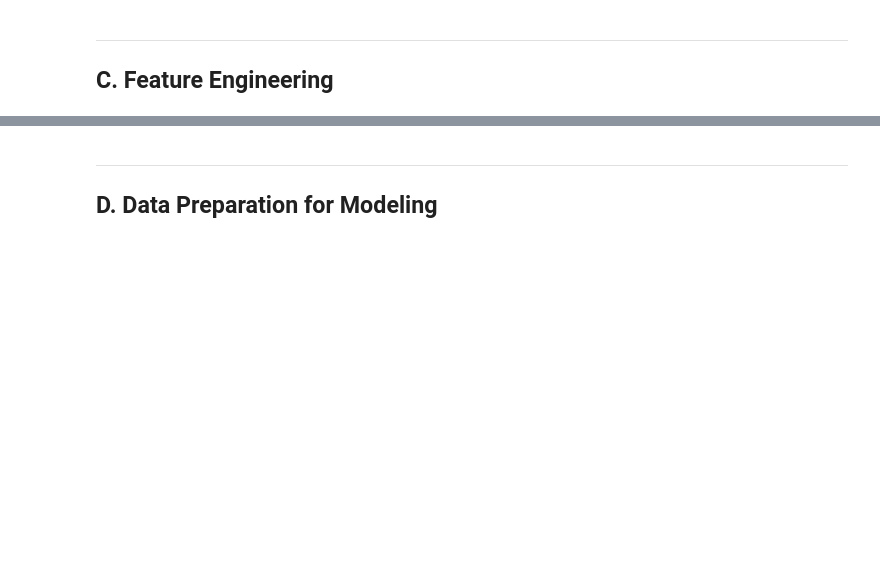
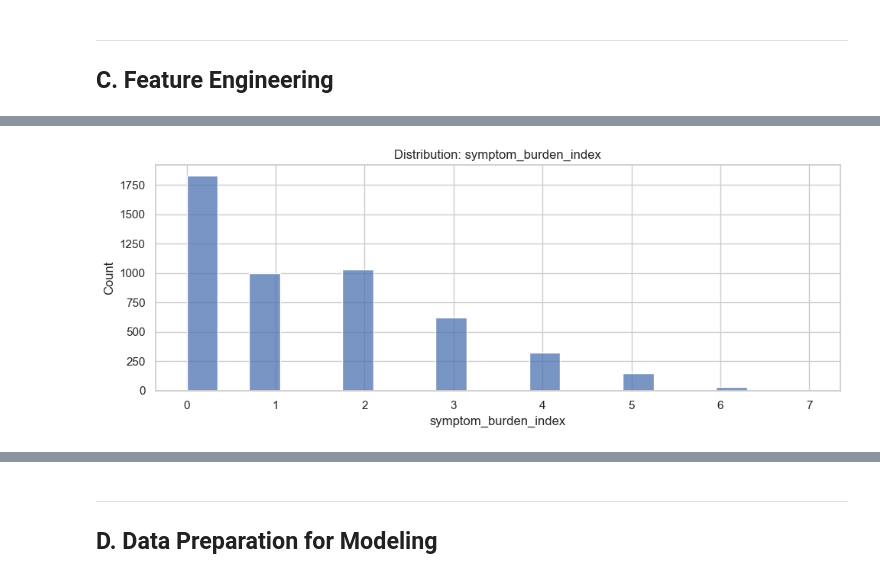
Before and after one commit to 16aryan/Disease-Analysis-Minority-and-Major-Disease-Detetction-for-Clinicians, a Jupyter notebook: 36106-26AU-AT2-student_id-b-Preparation.ipynb, the cells around one changed output, grey strips where cells are left out. Saved outputs shown, nothing was run; the diff lists cells and outputs as text; code cells hidden in the pictures; blank space fills up the shorter version.

```diff
--- a/36106-26AU-AT2-student_id-b-Preparation.ipynb
+++ b/36106-26AU-AT2-student_id-b-Preparation.ipynb
@@ -142,0 +459,8 @@ Provide some explanations on why you believe it is important to fix this issue a
+# %%
+before_rows = len(df_clean)
+df_clean = df_clean.drop_duplicates().reset_index(drop=True)
+after_rows = len(df_clean)
+
+print("Rows before:", before_rows)
+print("Rows after :", after_rows)
+print("Removed duplicates:", before_rows - after_rows)
@@ -203,0 +639,16 @@ Provide some explanations on why you believe it is important to create this feat
+# %%
+# C.3 New Feature: symptom_burden_index
+symptom_cols = [c for c in [
+    "has_night_blindness","has_fatigue","has_bleeding_gums","has_bone_pain",
+    "has_muscle_weakness","has_numbness_tingling","has_memory_problems","has_pale_skin"
+] if c in df_eng.columns]
+
+if len(symptom_cols) > 0:
+    df_eng["symptom_burden_index"] = df_eng[symptom_cols].sum(axis=1)
+elif "symptoms_count" in df_eng.columns:
+    df_eng["symptom_burden_index"] = df_eng["symptoms_count"]
+else:
+    df_eng["symptom_burden_index"] = 0
+
+print("Created feature: symptom_burden_index")
+display(df_eng["symptom_burden_index"].describe().to_frame("summary"))
@@ -203,0 +666,9 @@ Provide some explanations on why you believe it is important to create this feat
+# %%
+# Empty cell after C.3
+plt.figure(figsize=(10,4))
+sns.histplot(df_eng["symptom_burden_index"], bins=20)
+plt.title("Distribution: symptom_burden_index")
+plt.tight_layout()
+plt.show()
+# %% [output]
+[figure, added]
```
Also changed, not shown: parts of 123 cells of this notebook, 9 other files.
